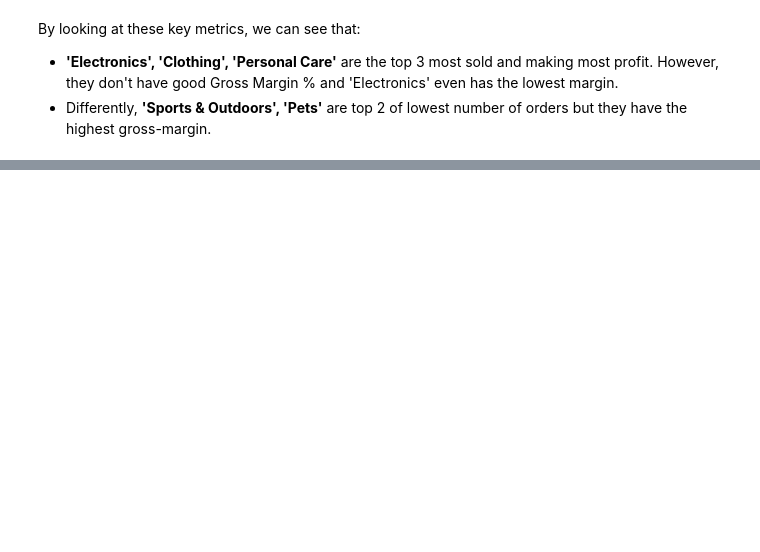
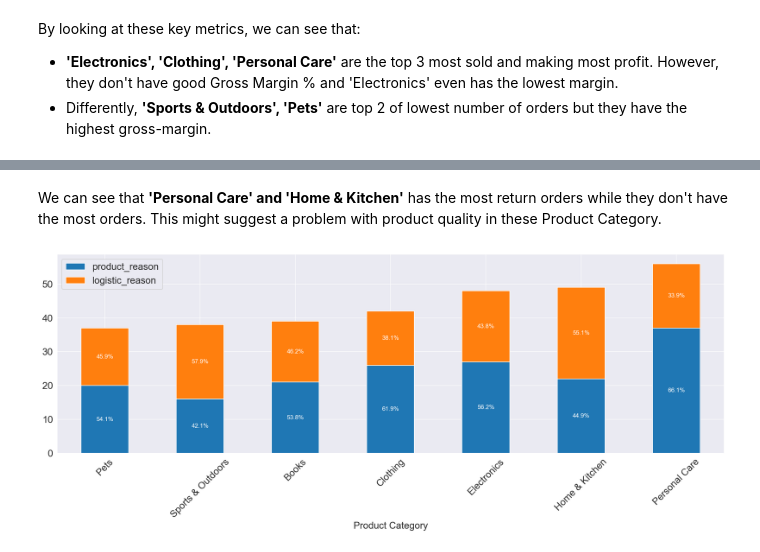
Before and after one commit to hlnetr21354/Future-Retail-Business-Case-Analysis, a Jupyter notebook: notebook/Future_Retail_Data_Cleaning_EDA.ipynb, the cells around one changed output, grey strips where cells are left out. Cells and saved outputs as stored; diff of their text form; code cells hidden in the pictures; blank space fills up the shorter version.

```diff
--- a/notebook/Future_Retail_Data_Cleaning_EDA.ipynb
+++ b/notebook/Future_Retail_Data_Cleaning_EDA.ipynb
@@ -428,0 +498,52 @@ sale_df
+# %% [markdown]
+We can see that **'Personal Care' and 'Home & Kitchen'** has the most
+return orders while they don't have the most orders. This might suggest a problem with
+product quality in these Product Category.
+# %%
+segment_return = pd.DataFrame()
+
+# Segment group of reason
+segment_return['product_reason'] = pivot_table_return[['Defective','Quality Issue',
+                                                       'Unsatisfied']].sum(axis=1)
+segment_return['logistic_reason'] = (pivot_table_return[['Late Delivery','Received Wrong Item']].sum(axis=1))
+segment_return['total'] = pivot_table_return['Total']
+segment_return['product_pct'] = (segment_return['product_reason'] /
+                                      segment_return['total']) * 100
+segment_return['logistic_pct'] = (segment_return['logistic_reason'] /
+                                      segment_return['total']) * 100
+
+ax = segment_return[['product_reason','logistic_reason']].plot(kind='bar', stacked=
+True, figsize=(20, 6))
+
+for i, (prod_pct, logi_pct, prod_val) in enumerate(
+    zip(
+        segment_return['product_pct'],
+        segment_return['logistic_pct'],
+        segment_return['product_reason']
+    )
+):
+    # Nhãn % cho product reason
+    ax.text(
+        i,
+        prod_val / 2,
+        f'{prod_pct:.1f}%',
+        ha='center',
+        va='center',
+        color='white',
+        fontsize=10
+    )
+
+    # Nhãn % cho logistic reason
+    ax.text(
+        i,
+        prod_val + (segment_return['logistic_reason'].iloc[i] / 2),
+        f'{logi_pct:.1f}%',
+        ha='center',
+        va='center',
+        color='white',
+        fontsize=10
+    )
+plt.xticks(rotation=45)
+plt.show()
+# %% [output]
+[figure, added]
```
Also changed, not shown: parts of 8 cells of this notebook.
